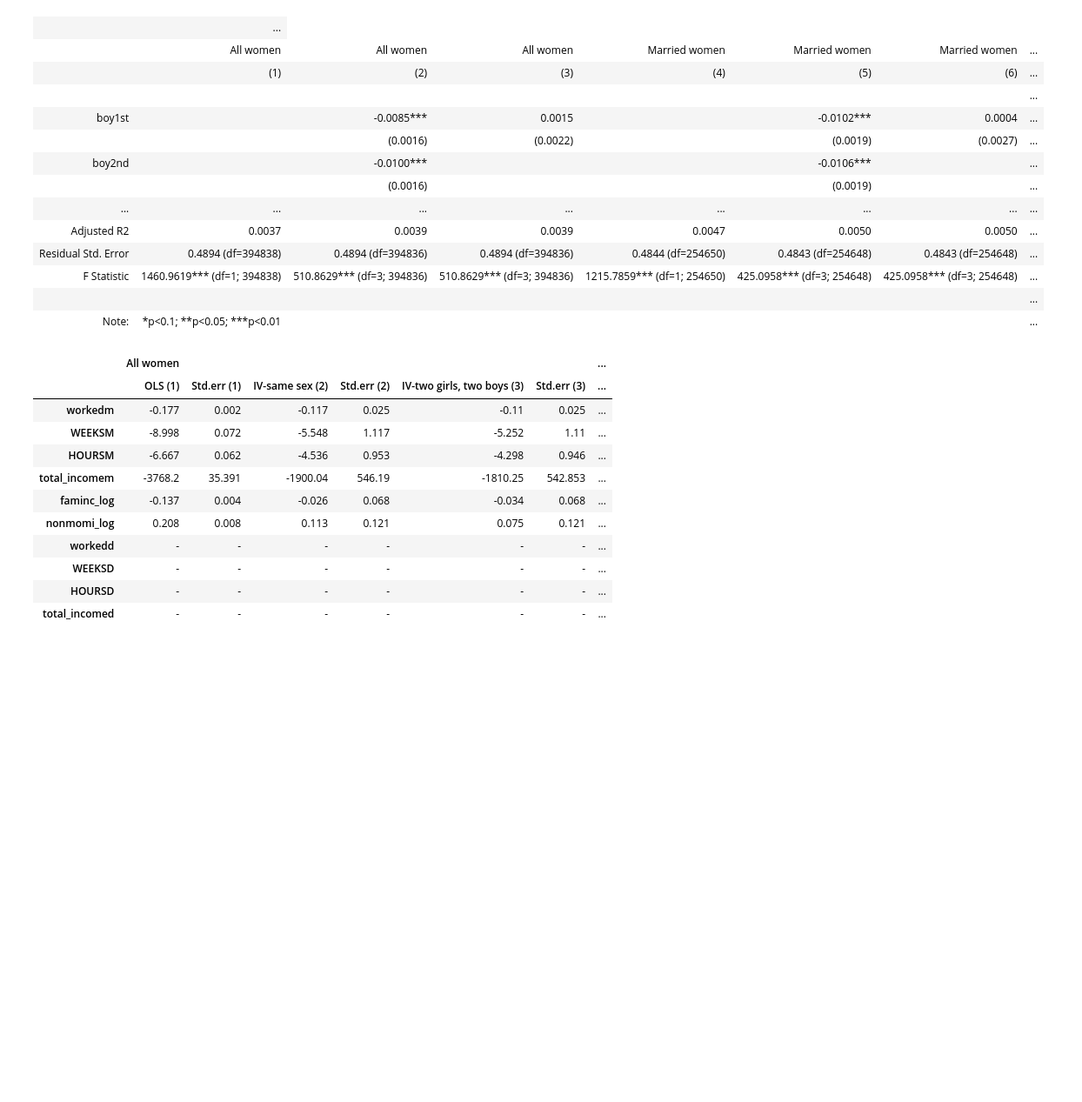
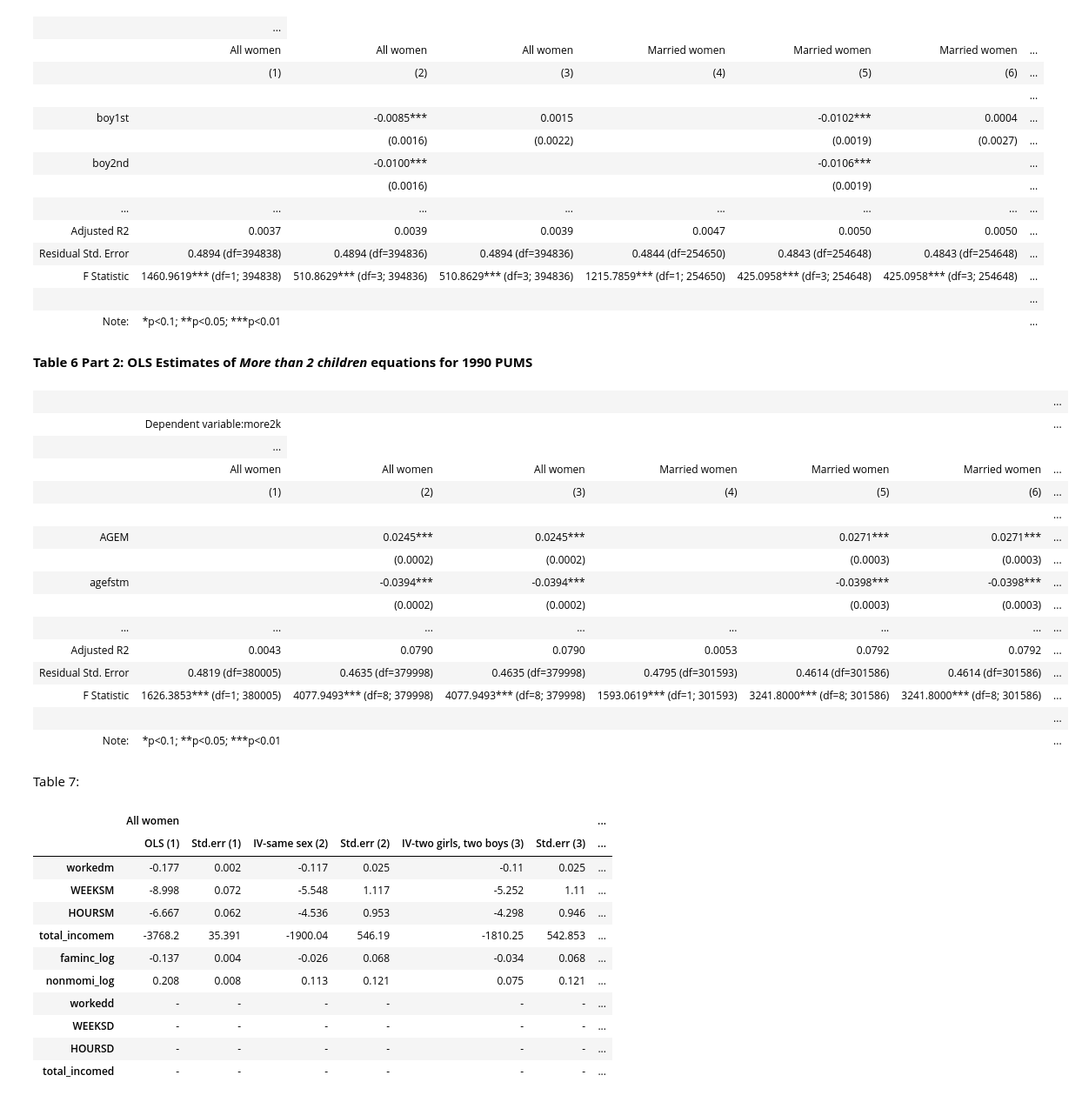
Before and after one commit to carolinalvarez/angrist-and-evans-1998-python, a Jupyter notebook: Angrist_and_Evans_1998.ipynb, the cells around one changed output. Shown at 87% size. Saved outputs shown, nothing was run; the diff lists cells and outputs as text; code cells hidden in the pictures; blank space fills up the shorter version.

Commit message:
Table 2 mod

```diff
--- a/Angrist_and_Evans_1998.ipynb
+++ b/Angrist_and_Evans_1998.ipynb
@@ -359,0 +511,3 @@ data_1980=data_preparation_1980(data_1980)
+# %%
+data_all_women_1990=get_data_all_women_1990(data_1990)
+print("The sample of all women for 1990 aged between 21 and 35 with second kid no older than 1 year old has", len(data_all_women_1990), "observations.")
@@ -490,3 +714,12 @@ msample_1980=data_all_women_1980[(data_all_women_1980['TIMESMAR']==1) & (data_al
 print("The sample of married couples has", len(msample_1980), "observations.")
 # %% [output]
 The sample of married couples has 254652 observations.
+# %%
+data_all_women_1990=data_preparation_married_couples_1990(data_all_women_1990)
+# %%
+#creating the sample for married couples 1990
+
+msample_1990=data_all_women_1990[(data_all_women_1990['MARITAL']==0) & (data_all_women_1990['agefstd']>=15) &
+            (data_all_women_1990['agefstm']>=15) & (data_all_women_1990["AGED"]!=np.NaN)]
+
+print("The sample of married couples for 1990 has", len(msample_1990), "observations.")
@@ -707,13 +1074,13 @@ table3_2
 def OLS_Regressions_more2k(data1, data2):
 
     model1_table6=sm_api.OLS(data1["more2k"], sm_api.add_constant(data1["same_sex"])).fit()
-    model2_table6=sm_api.OLS(data1["more2k"], sm_api.add_constant(data1[["same_sex", "boy1st", "boy2nd"]])).fit()
-    model3_table6=sm_api.OLS(data1["more2k"], sm_api.add_constant(data1[["boy1st", "two_boys", "two_girls"]])).fit()
+    model2_table6=sm_api.OLS(data1["more2k"], sm_api.add_constant(data1[["same_sex", "boy1st", "boy2nd", "AGEM", 'agefstm', "blackm", "hispm", "otheracem"]])).fit()
+    model3_table6=sm_api.OLS(data1["more2k"], sm_api.add_constant(data1[["boy1st", "two_boys", "two_girls", "AGEM", 'agefstm', "blackm", "hispm", "otheracem"]])).fit()
     model4_table6=sm_api.OLS(data2["more2k"], sm_api.add_constant(data2["same_sex"])).fit()
-    model5_table6=sm_api.OLS(data2["more2k"], sm_api.add_constant(data2[["same_sex", "boy1st", "boy2nd"]])).fit()
-    model6_table6=sm_api.OLS(data2["more2k"], sm_api.add_constant(data2[["boy1st", "two_boys", "two_girls"]])).fit()
+    model5_table6=sm_api.OLS(data2["more2k"], sm_api.add_constant(data2[["same_sex", "boy1st", "boy2nd", "AGEM", 'agefstm', "blackm", "hispm", "otheracem"]])).fit()
+    model6_table6=sm_api.OLS(data2["more2k"], sm_api.add_constant(data2[["boy1st", "two_boys", "two_girls", "AGEM", 'agefstm', "blackm", "hispm", "otheracem"]])).fit()
     Table = Stargazer([model1_table6, model2_table6, model3_table6, model4_table6, model5_table6, model6_table6])
-    Table.title("Table 6 Part 1: OLS Estimates of More than 2 children equations - PUMS 1980")
+
     Table.custom_columns(['All women', 'All women', 'All women', 'Married women', 'Married women', 'Married women'],
                          [1, 1, 1, 1, 1, 1])
     Table.significant_digits(4)
@@ -740,6 +1109,29 @@ Table 6 Part 1: OLS Estimates of More than 2 children equations - PUMS 1980
 | F Statistic | 1460.9619*** (df=1; 394838) | 510.8629*** (df=3; 394836) | 510.8629*** (df=3; 394836) | 1215.7859*** (df=1; 254650) | 425.0958*** (df=3; 254648) | 425.0958*** (df=3; 254648) | ... |
 |  |  |  |  |  |  |  | ... |
 | Note: | *p<0.1; **p<0.05; ***p<0.01 |  |  |  |  |  | ... |
+# %% [markdown]
+**Table 6 Part 2: OLS Estimates of *More than 2 children* equations for 1990 PUMS**
+# %%
+OLS_Regressions_more2k(data_all_women_1990, msample_1990)
+# %% [output]
+|  |  |  |  |  |  |  | ... |
+|  | Dependent variable:more2k |  |  |  |  |  | ... |
+|  | ... |
+|  | All women | All women | All women | Married women | Married women | Married women | ... |
+|  | (1) | (2) | (3) | (4) | (5) | (6) | ... |
+|  |  |  |  |  |  |  | ... |
+| AGEM |  | 0.0245*** | 0.0245*** |  | 0.0271*** | 0.0271*** | ... |
+|  |  | (0.0002) | (0.0002) |  | (0.0003) | (0.0003) | ... |
+| agefstm |  | -0.0394*** | -0.0394*** |  | -0.0398*** | -0.0398*** | ... |
+|  |  | (0.0002) | (0.0002) |  | (0.0003) | (0.0003) | ... |
+| ... | ... | ... | ... | ... | ... | ... | ... |
+| Adjusted R2 | 0.0043 | 0.0790 | 0.0790 | 0.0053 | 0.0792 | 0.0792 | ... |
+| Residual Std. Error | 0.4819 (df=380005) | 0.4635 (df=379998) | 0.4635 (df=379998) | 0.4795 (df=301593) | 0.4614 (df=301586) | 0.4614 (df=301586) | ... |
+| F Statistic | 1626.3853*** (df=1; 380005) | 4077.9493*** (df=8; 379998) | 4077.9493*** (df=8; 379998) | 1593.0619*** (df=1; 301593) | 3241.8000*** (df=8; 301586) | 3241.8000*** (df=8; 301586) | ... |
+|  |  |  |  |  |  |  | ... |
+| Note: | *p<0.1; **p<0.05; ***p<0.01 |  |  |  |  |  | ... |
+# %% [markdown]
+Table 7:
 # %%
 #aux
 def OLS_Labor_Supply_Models(data, outcomes, controls_1, controls_2, controls_3):
```
Also changed, not shown: parts of 69 cells of this notebook.
